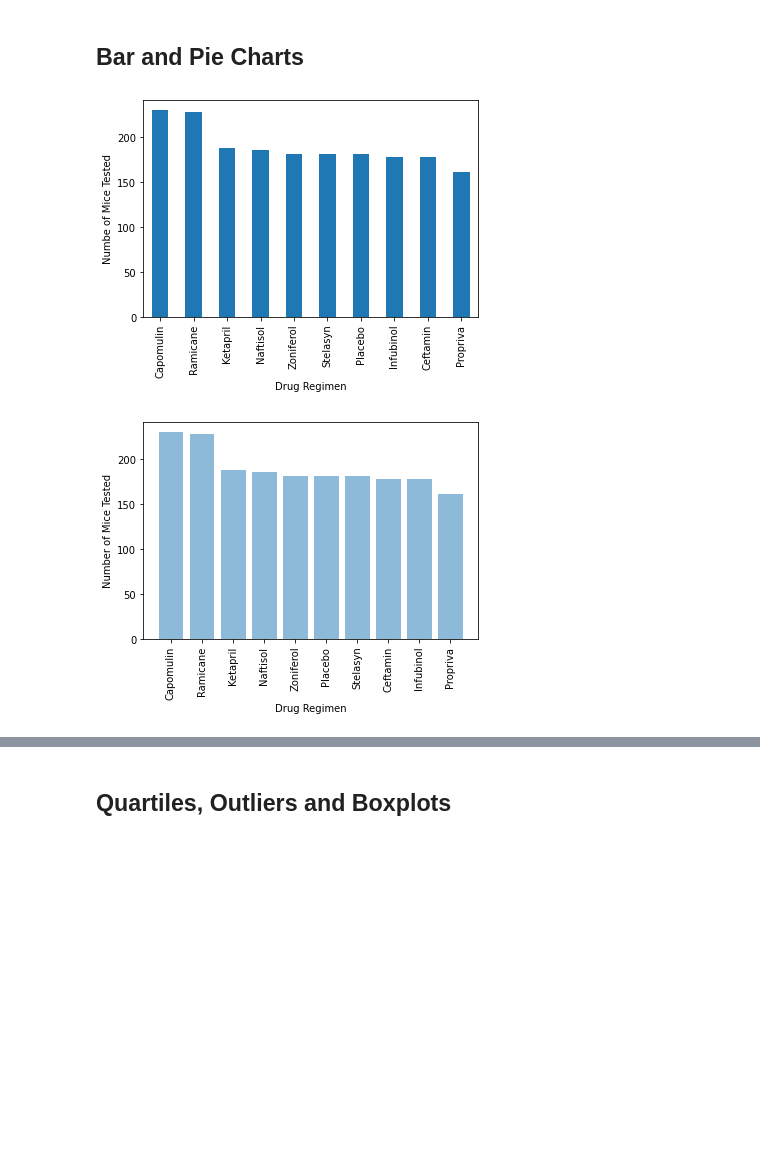
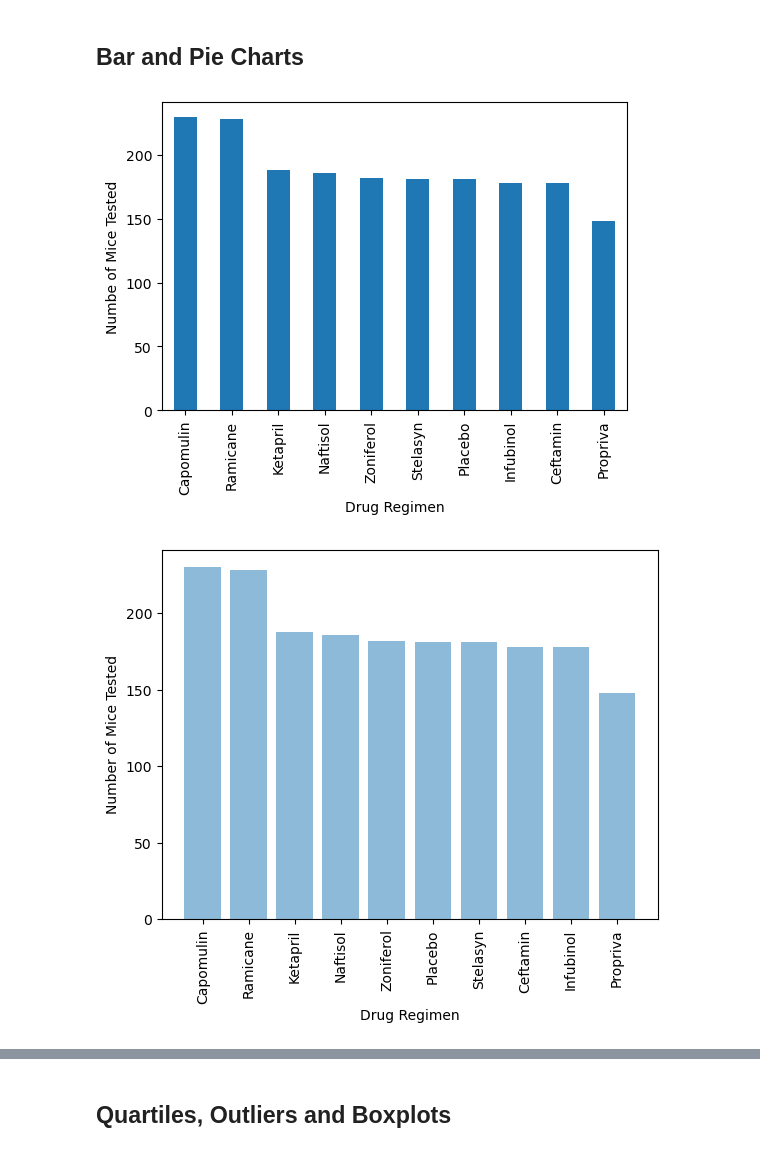
Before and after one commit to terryschoch/module_5_challenge, a Jupyter notebook: Pymaceuticals/Pymaceuticals_Completed.ipynb, the cells around one changed output, grey strips where cells are left out. Cells and saved outputs as stored; diff of their text form; code cells hidden in the pictures; blank space fills up the shorter version.

Commit message:
Finalized and cleaned code  for completed assignment

```diff
--- a/Pymaceuticals/Pymaceuticals_Completed.ipynb
+++ b/Pymaceuticals/Pymaceuticals_Completed.ipynb
@@ -31,9 +31,9 @@ mouse_metadata = pd.read_csv(mouse_metadata_path)
 study_results = pd.read_csv(study_results_path)
 
 # Combine the data into a single dataset
-complete_df = pd.merge(study_results, mouse_metadata, how="outer", on=["Mouse ID"])
+complete_df = pd.merge(study_results, mouse_metadata, how="left", on=["Mouse ID"])
 
 # Display the data table for preview
-complete_df
+complete_df.head()
 # %% [output]
 |  | Mouse ID | Timepoint | Tumor Volume (mm3) | Metastatic Sites | Drug Regimen | Sex | Age_months | ... |
@@ -83,7 +76,6 @@ mousedata_df
 # %%
 # Create a clean DataFrame by dropping the duplicate mouse by its ID.
 cleaned_df = complete_df[~complete_df['Mouse ID'].isin(duplicate)]
-cleaned_df = cleaned_df.drop_duplicates('Mouse ID').reset_index(drop=True)
 cleaned_df.head()
 # %% [output]
 |  | Mouse ID | Timepoint | Tumor Volume (mm3) | Metastatic Sites | Drug Regimen | Sex | Age_months | ... |
@@ -161,30 +153,30 @@ tumor_agg
 # for each drug regimen using Pandas.
 
 # Get total number of timepoints for all mice by drug regimen
-regimen_data = complete_df['Drug Regimen'].value_counts()
+regimen_data = cleaned_df['Drug Regimen'].value_counts()
 
 # Configure plot, figsize, title, and axis labels
 regimen_bar = regimen_data.plot(kind="bar", facecolor="tab:blue", figsize=(6,4),
                                 xlabel="Drug Regimen",
                                 ylabel="Numbe of Mice Tested")
 # %% [output]
-[figure, old version]
+[figure, new version]
 # %%
 # Generate a bar plot showing the total number of timepoints for all mice tested
 # for each drug regimen using pyplot.
 
 # Get list for number of mice tested per drug regimen and use index to create drug_regimen list
-mice_tested = (complete_df.groupby(['Drug Regimen'])['Timepoint'].count()).sort_values(ascending=False)
+mice_tested = (cleaned_df.groupby('Drug Regimen')['Timepoint'].count()).sort_values(ascending=False)
 drug_regimen = mice_tested.index
 
 # Set x and y labels and orient xticks for readability, plot bar chart. Show chart.
 plt.xticks(rotation=90)
 plt.xlabel("Drug Regimen")
 plt.ylabel("Number of Mice Tested")
 plt.bar(drug_regimen, mice_tested, color='tab:blue', alpha=0.5, align="center")
 plt.show()
 # %% [output]
-[figure, old version]
+[figure, new version]
 # %%
 # Generate a pie plot showing the distribution of female versus male mice using Pandas
 
```
Also changed, not shown: parts of 14 cells of this notebook, 1 other file.
